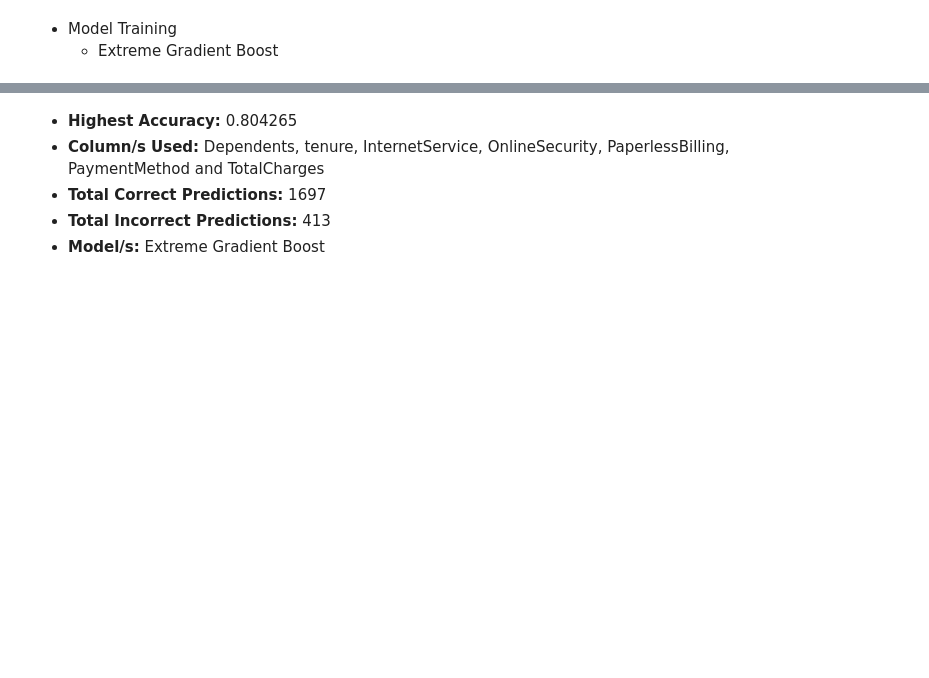
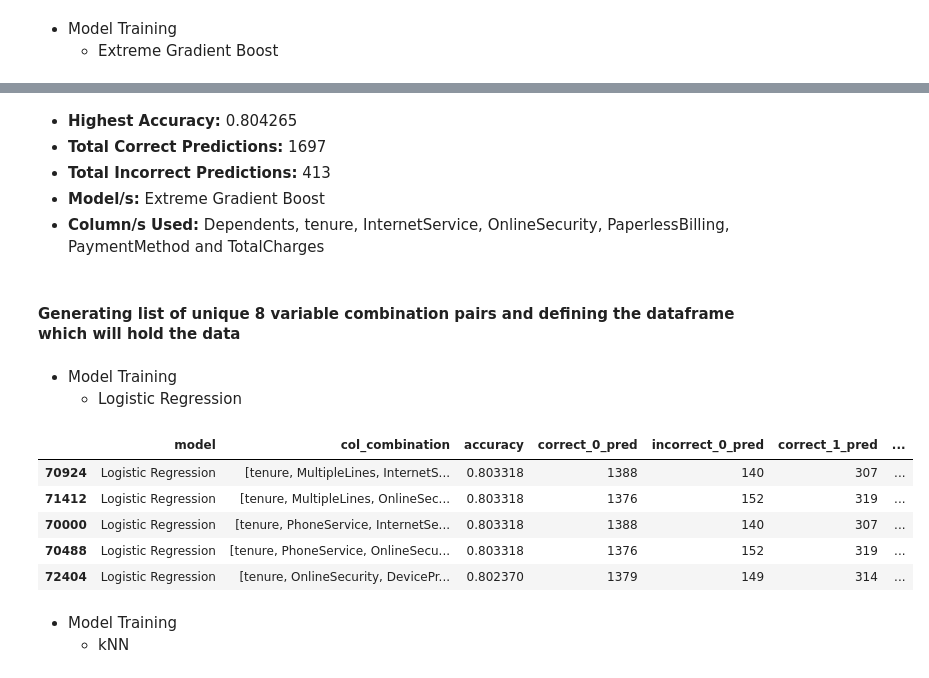
Before and after one commit to HarshTanwar001/Churn-Analysis, a Jupyter notebook: Churn_Analysis.ipynb, the cells around one changed output, grey strips where cells are left out. Drawn from its saved outputs; the diff is of its cells as text; code cells hidden in the pictures; blank space fills up the shorter version.

Commit message:
Predictive Analytics on all unique 8 column combination pairs for Gradient Boost and Extreme Gradient Boost

```diff
--- a/Churn_Analysis.ipynb
+++ b/Churn_Analysis.ipynb
@@ -1724,8 +1729,33 @@ data_7_comb.sort_values(by='accuracy', ascending=False).head()
 # %% [markdown]
 <ul style="list-style-type:square">
     <li><b>Highest Accuracy:</b> 0.804265</li>
-    <li><b>Column/s Used:</b> Dependents, tenure, InternetService, OnlineSecurity, PaperlessBilling, PaymentMethod and TotalCharges</li>
     <li><b>Total Correct Predictions:</b> 1697</li>
     <li><b>Total Incorrect Predictions:</b> 413</li>
     <li><b>Model/s:</b> Extreme Gradient Boost</li>
+    <li><b>Column/s Used:</b> Dependents, tenure, InternetService, OnlineSecurity, PaperlessBilling, PaymentMethod and TotalCharges</li>
 </ul>
+# %% [markdown]
+#### Generating list of unique 8 variable combination pairs and defining the dataframe which will hold the data
+# %%
+columns = list(df.columns)
+columns.remove('customerID')
+columns.remove('Churn')
+
+unique_8 = list(combinations(columns, 8))
+
+data_8_comb = pd.DataFrame(
+    columns=[
+        'model',
+        'col_combination',
+        'accuracy',
+        'correct_0_pred',
+        'incorrect_0_pred',
+        'correct_1_pred',
+        'incorrect_1_pred',
+        'total_correct_pred',
+        'total_incorrect_pred'
+    ]
+)
+# %% [markdown]
+- Model Training
+    - Logistic Regression
@@ -1731,0 +1765,12 @@ data_7_comb.sort_values(by='accuracy', ascending=False).head()
+# %%
+data_8_comb.sort_values(by='accuracy', ascending=False).head()
+# %% [output]
+|  | model | col_combination | accuracy | correct_0_pred | incorrect_0_pred | correct_1_pred | ... |
+| 70924 | Logistic Regression | [tenure, MultipleLines, InternetS... | 0.803318 | 1388 | 140 | 307 | ... |
+| 71412 | Logistic Regression | [tenure, MultipleLines, OnlineSec... | 0.803318 | 1376 | 152 | 319 | ... |
+| 70000 | Logistic Regression | [tenure, PhoneService, InternetSe... | 0.803318 | 1388 | 140 | 307 | ... |
+| 70488 | Logistic Regression | [tenure, PhoneService, OnlineSecu... | 0.803318 | 1376 | 152 | 319 | ... |
+| 72404 | Logistic Regression | [tenure, OnlineSecurity, DevicePr... | 0.802370 | 1379 | 149 | 314 | ... |
+# %% [markdown]
+- Model Training
+    - kNN
```
Also changed, not shown: parts of 22 cells of this notebook.
